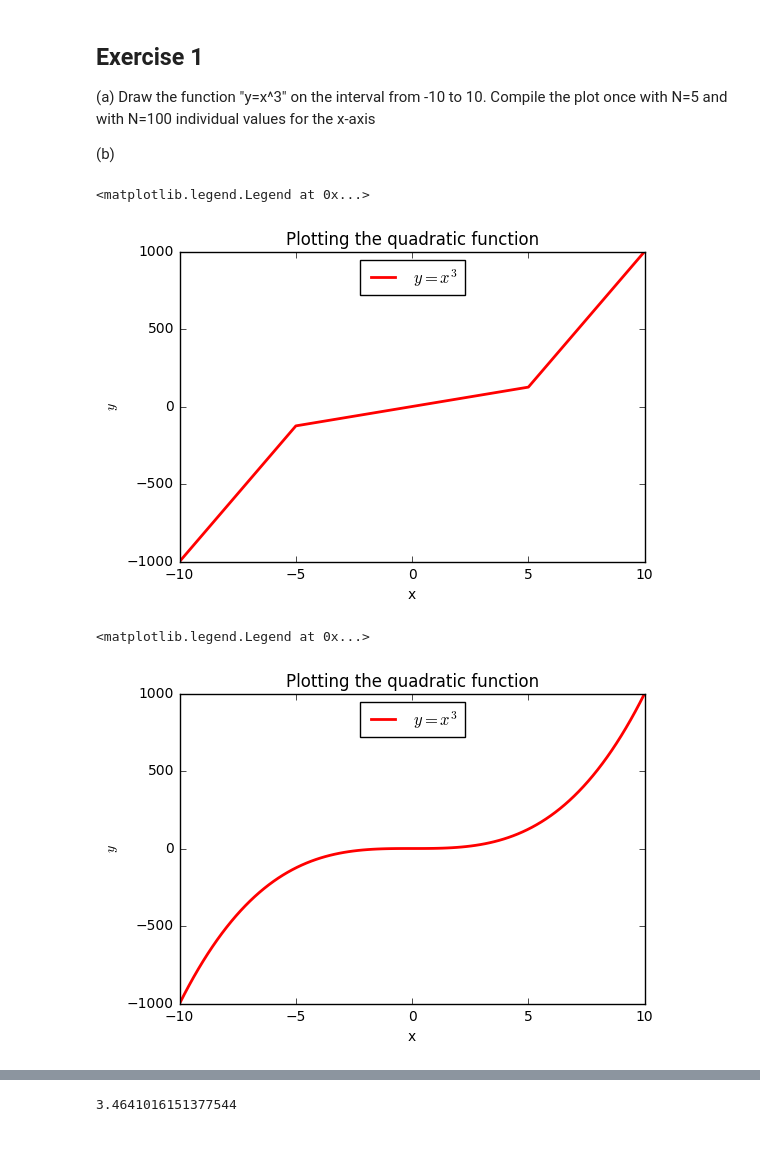
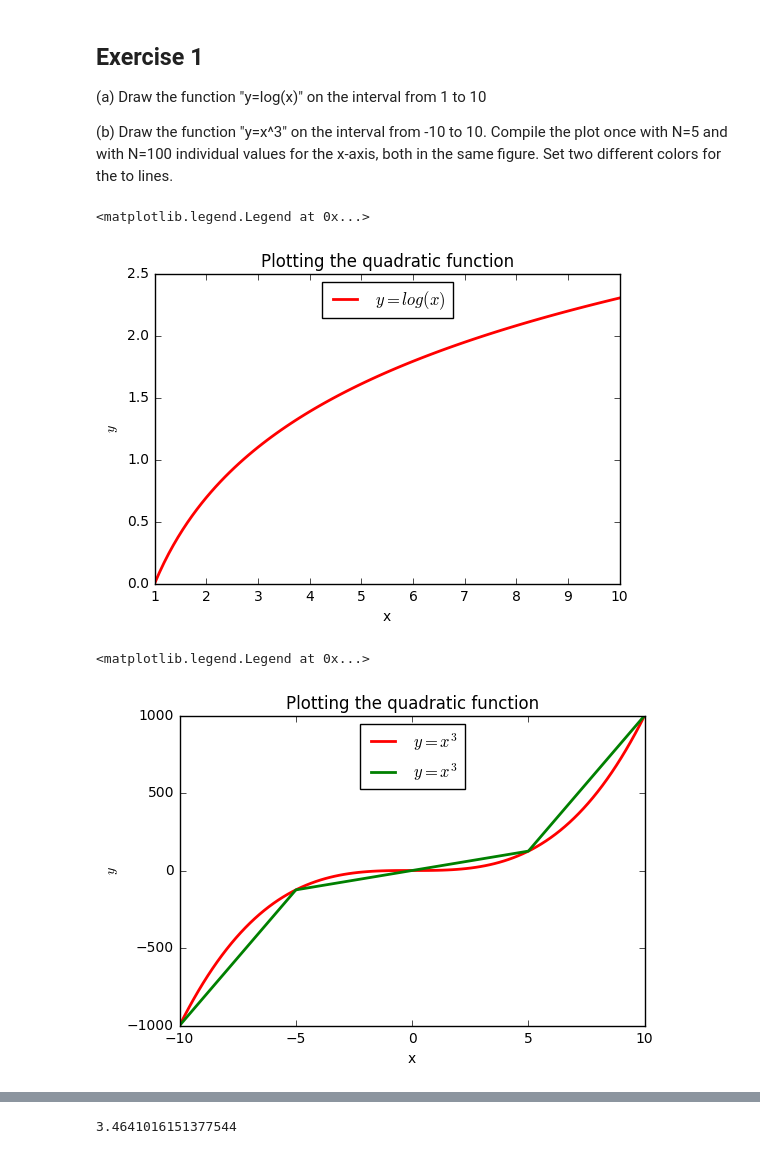
Before and after one commit to Moony2D/Python-Intro-ifo, a Jupyter notebook: PS_Scipy.ipynb, the cells around one changed output, grey strips where cells are left out. Saved outputs shown, nothing was run; the diff lists cells and outputs as text; code cells hidden in the pictures.

```diff
--- a/PS_Scipy.ipynb
+++ b/PS_Scipy.ipynb
@@ -1,40 +1,44 @@
 # %% [markdown]
 ## Exercise 1
-(a) Draw the function "y=x^3" on the interval from -10 to 10. Compile the plot once with N=5 and with N=100 individual values for the x-axis
+(a) Draw the function "y=log(x)" on the interval from 1 to 10
 
-(b)
+(b) Draw the function "y=x^3" on the interval from -10 to 10. Compile the plot once with N=5 and with N=100 individual values for the x-axis, both in the same figure. Set two different colors for the to lines.
 # %%
+# (a)
 import numpy as np
 import matplotlib.pyplot as plt
 %matplotlib inline
 
 # (a) N=5
-x = np.linspace(-10,10,5)
-y = x**3
+x = np.linspace(1,10,100)
+y = np.log(x)
 
 fig, ax = plt.subplots()
-ax.plot(x, y, 'r-', linewidth=2, label = '$y = x^3$')
+ax.plot(x, y, 'r-', linewidth=2, label = '$y = log(x)$')
 ax.set_title('Plotting the quadratic function')
 ax.set_xlabel('x')
 ax.set_ylabel('$y$')
 ax.legend(loc = 'upper center')
 # %% [output]
 <matplotlib.legend.Legend at 0x...>
-[figure, old version]
+[figure, new version]
 # %%
 # (a) N=100
-x = np.linspace(-10,10,100)
-y = x**3
+x100 = np.linspace(-10,10,100)
+y100 = x100**3
+x5 = np.linspace(-10,10,5)
+y5 = x5**3
 
 fig, ax = plt.subplots()
-ax.plot(x, y, 'r-', linewidth=2, label = '$y = x^3$')
+ax.plot(x100, y100, 'r-', linewidth=2, label = '$y = x^3$')
+ax.plot(x5, y5, 'g-', linewidth=2, label = '$y = x^3$')
 ax.set_title('Plotting the quadratic function')
 ax.set_xlabel('x')
 ax.set_ylabel('$y$')
 ax.legend(loc = 'upper center')
 # %% [output]
 <matplotlib.legend.Legend at 0x...>
-[figure, old version]
+[figure, new version]
 # %% [markdown]
 ## Exercise 2
 Consider the utility function $U(B,C)=B^{\alpha} C^{(1-\alpha)}$ of a Oktoberfest visitor consuming beer (B) and chicken (C).
```
Also changed, not shown: parts of 16 cells of this notebook, 1 other file.
